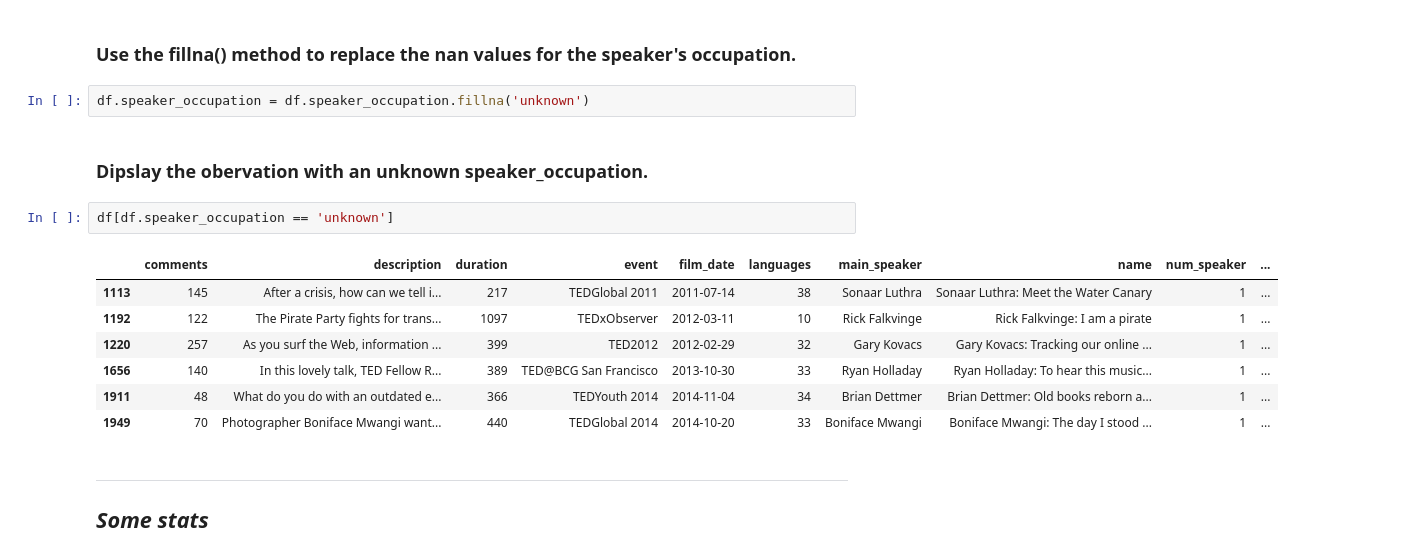
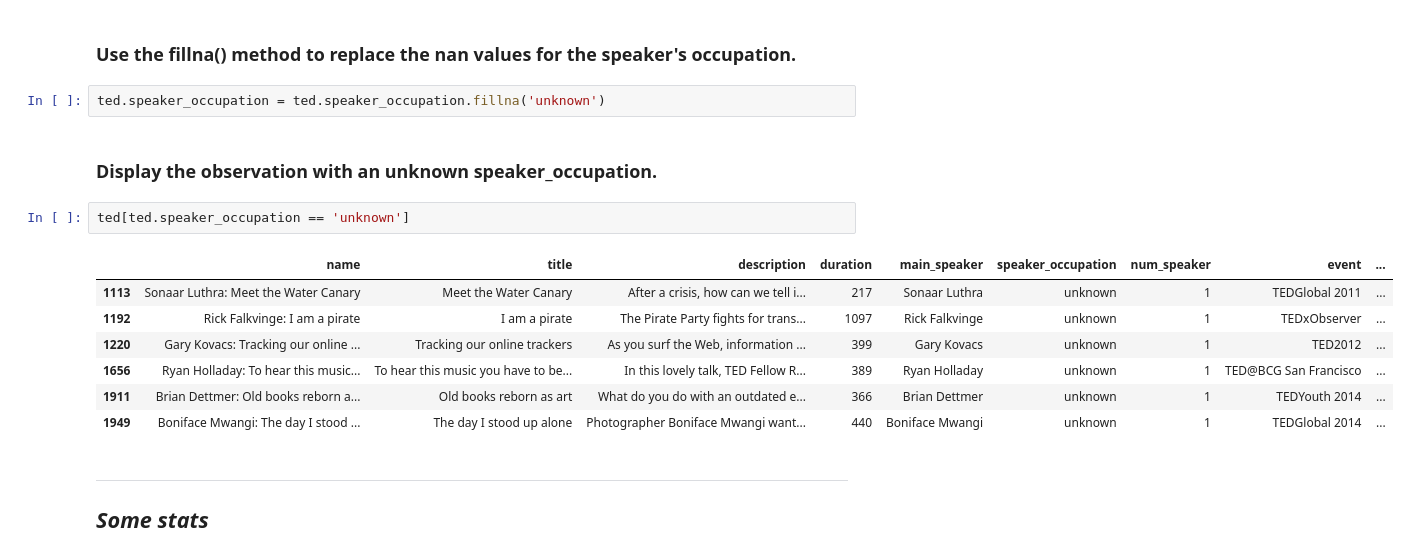
Before and after one commit to SandrineP/data_wrangling_tutorial, a Jupyter notebook: 1.2 Ted talks (Answers).ipynb, the cells around one changed output. Saved outputs shown, nothing was run; the diff lists cells and outputs as text.

```diff
--- a/1.2 Ted talks (Answers).ipynb
+++ b/1.2 Ted talks (Answers).ipynb
@@ -192,19 +192,19 @@ Int64Index([1113, 1192, 1220, 1656, 1911, 1949], dtype='int64')
 # %% [markdown]
 ### Use the fillna() method to replace the nan values for the speaker's occupation.
 # %%
-df.speaker_occupation = df.speaker_occupation.fillna('unknown')
+ted.speaker_occupation = ted.speaker_occupation.fillna('unknown')
 # %% [markdown]
-### Dipslay the obervation with an unknown speaker_occupation.
+### Display the observation with an unknown speaker_occupation.
 # %%
-df[df.speaker_occupation == 'unknown']
+ted[ted.speaker_occupation == 'unknown']
 # %% [output]
-|  | comments | description | duration | event | film_date | languages | main_speaker | name | num_speaker | ... |
-| 1113 | 145 | After a crisis, how can we tell i... | 217 | TEDGlobal 2011 | 2011-07-14 | 38 | Sonaar Luthra | Sonaar Luthra: Meet the Water Canary | 1 | ... |
-| 1192 | 122 | The Pirate Party fights for trans... | 1097 | TEDxObserver | 2012-03-11 | 10 | Rick Falkvinge | Rick Falkvinge: I am a pirate | 1 | ... |
-| 1220 | 257 | As you surf the Web, information ... | 399 | TED2012 | 2012-02-29 | 32 | Gary Kovacs | Gary Kovacs: Tracking our online ... | 1 | ... |
-| 1656 | 140 | In this lovely talk, TED Fellow R... | 389 | TED@BCG San Francisco | 2013-10-30 | 33 | Ryan Holladay | Ryan Holladay: To hear this music... | 1 | ... |
-| 1911 | 48 | What do you do with an outdated e... | 366 | TEDYouth 2014 | 2014-11-04 | 34 | Brian Dettmer | Brian Dettmer: Old books reborn a... | 1 | ... |
-| 1949 | 70 | Photographer Boniface Mwangi want... | 440 | TEDGlobal 2014 | 2014-10-20 | 33 | Boniface Mwangi | Boniface Mwangi: The day I stood ... | 1 | ... |
+|  | name | title | description | duration | main_speaker | speaker_occupation | num_speaker | event | ... |
+| 1113 | Sonaar Luthra: Meet the Water Canary | Meet the Water Canary | After a crisis, how can we tell i... | 217 | Sonaar Luthra | unknown | 1 | TEDGlobal 2011 | ... |
+| 1192 | Rick Falkvinge: I am a pirate | I am a pirate | The Pirate Party fights for trans... | 1097 | Rick Falkvinge | unknown | 1 | TEDxObserver | ... |
+| 1220 | Gary Kovacs: Tracking our online ... | Tracking our online trackers | As you surf the Web, information ... | 399 | Gary Kovacs | unknown | 1 | TED2012 | ... |
+| 1656 | Ryan Holladay: To hear this music... | To hear this music you have to be... | In this lovely talk, TED Fellow R... | 389 | Ryan Holladay | unknown | 1 | TED@BCG San Francisco | ... |
+| 1911 | Brian Dettmer: Old books reborn a... | Old books reborn as art | What do you do with an outdated e... | 366 | Brian Dettmer | unknown | 1 | TEDYouth 2014 | ... |
+| 1949 | Boniface Mwangi: The day I stood ... | The day I stood up alone | Photographer Boniface Mwangi want... | 440 | Boniface Mwangi | unknown | 1 | TEDGlobal 2014 | ... |
 # %% [markdown]
 ___
 ## _Some stats_
```
Also changed, not shown: parts of 4 cells of this notebook.
